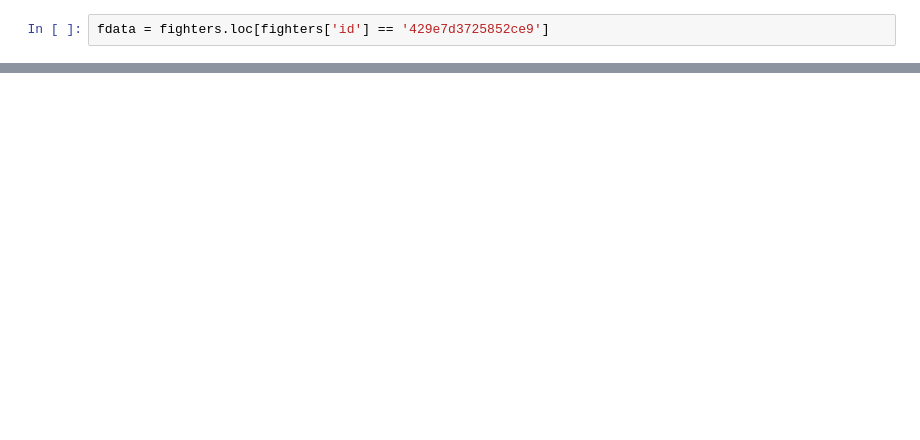
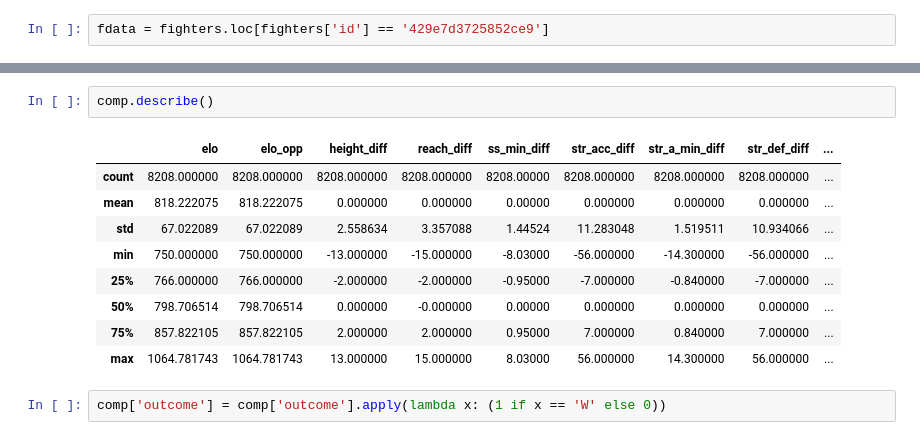
Before and after one commit to pkong97/mma-predictor, a Jupyter notebook: prediction-engine.ipynb, the cells around one changed output, grey strips where cells are left out. Cells and saved outputs as stored; diff of their text form; blank space fills up the shorter version.

```diff
--- a/prediction-engine.ipynb
+++ b/prediction-engine.ipynb
@@ -269,0 +314,14 @@ fdata = fighters.loc[fighters['id'] == '429e7d3725852ce9']
+# %%
+comp.describe()
+# %% [output]
+|  | elo | elo_opp | height_diff | reach_diff | ss_min_diff | str_acc_diff | str_a_min_diff | str_def_diff | ... |
+| count | 8208.000000 | 8208.000000 | 8208.000000 | 8208.000000 | 8208.00000 | 8208.000000 | 8208.000000 | 8208.000000 | ... |
+| mean | 818.222075 | 818.222075 | 0.000000 | 0.000000 | 0.00000 | 0.000000 | 0.000000 | 0.000000 | ... |
+| std | 67.022089 | 67.022089 | 2.558634 | 3.357088 | 1.44524 | 11.283048 | 1.519511 | 10.934066 | ... |
+| min | 750.000000 | 750.000000 | -13.000000 | -15.000000 | -8.03000 | -56.000000 | -14.300000 | -56.000000 | ... |
+| 25% | 766.000000 | 766.000000 | -2.000000 | -2.000000 | -0.95000 | -7.000000 | -0.840000 | -7.000000 | ... |
+| 50% | 798.706514 | 798.706514 | 0.000000 | -0.000000 | 0.00000 | 0.000000 | 0.000000 | 0.000000 | ... |
+| 75% | 857.822105 | 857.822105 | 2.000000 | 2.000000 | 0.95000 | 7.000000 | 0.840000 | 7.000000 | ... |
+| max | 1064.781743 | 1064.781743 | 13.000000 | 15.000000 | 8.03000 | 56.000000 | 14.300000 | 56.000000 | ... |
+# %%
+comp['outcome'] = comp['outcome'].apply(lambda x: (1 if x == 'W' else 0))
```
Also changed, not shown: parts of 13 cells of this notebook, 1 other file.
